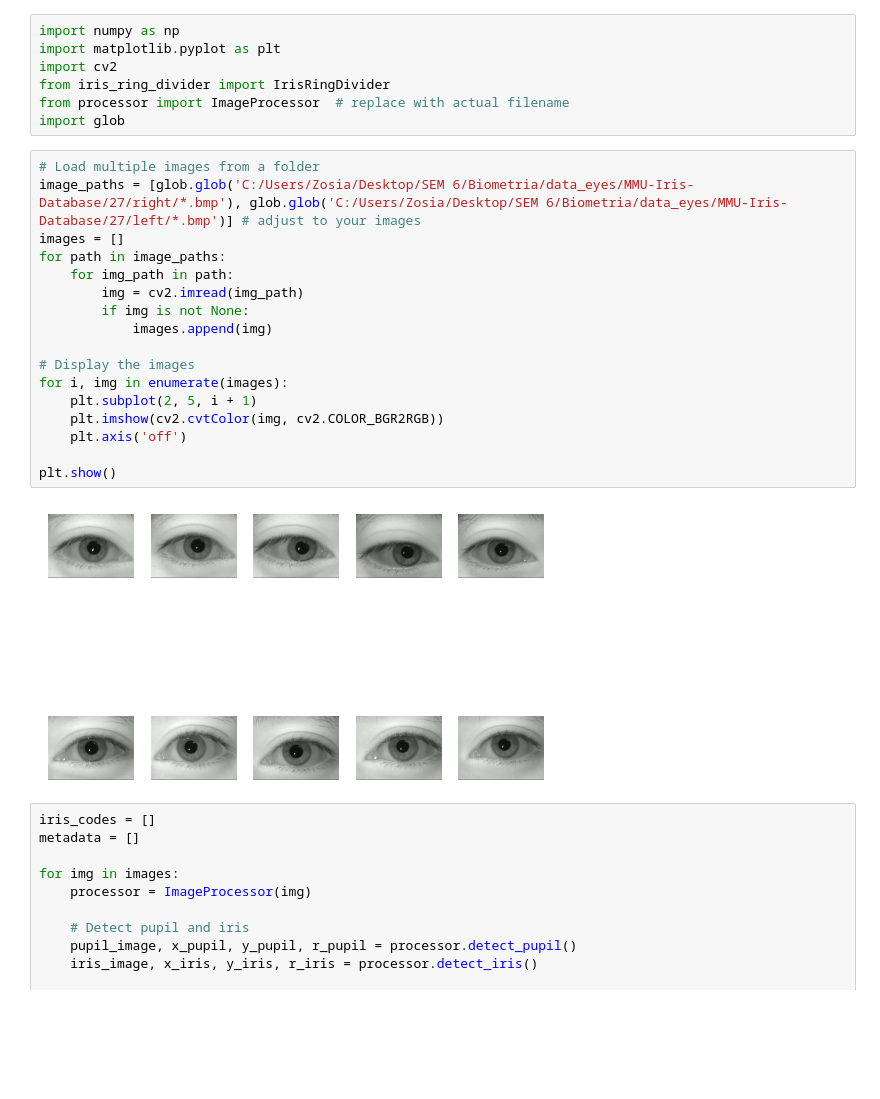
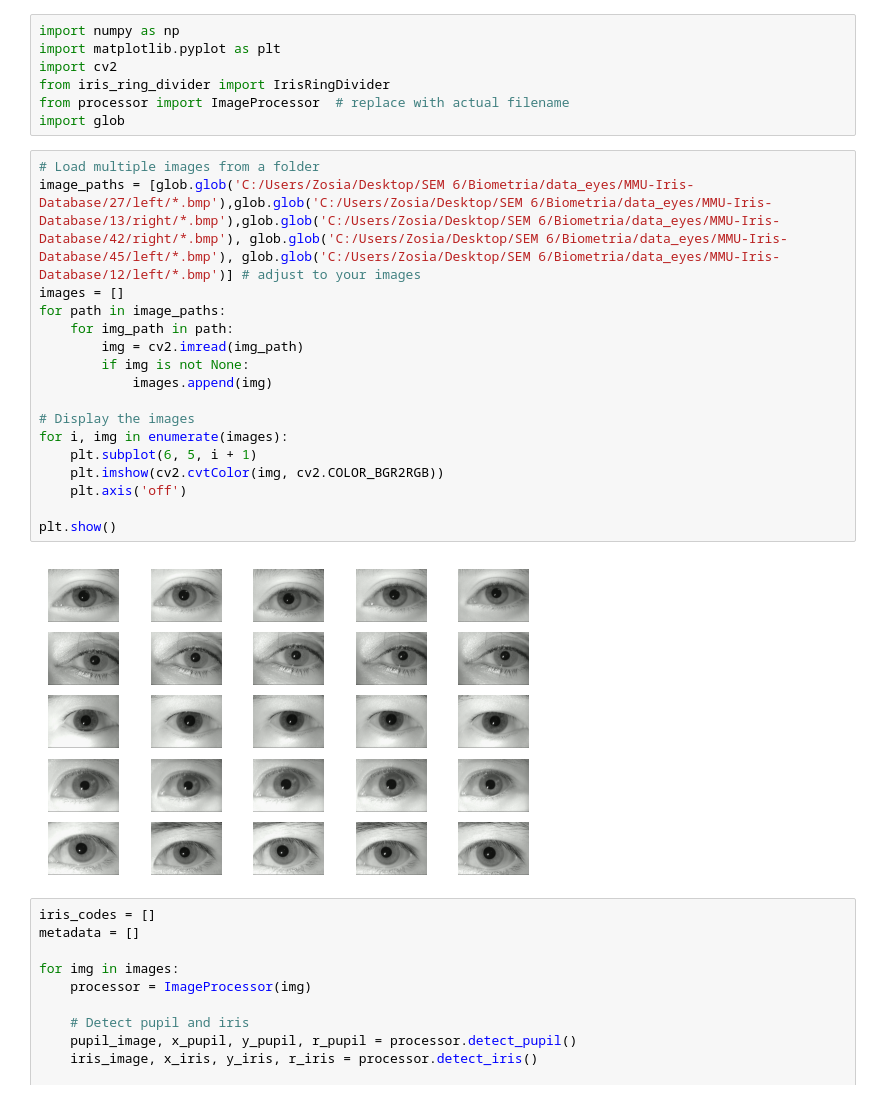
Before and after one commit to xxkaro/biometria-projekt2, a Jupyter notebook: code/code_comparison.ipynb, the cells around one changed output. Drawn from its saved outputs; the diff is of its cells as text; blank space fills up the shorter version.

```diff
--- a/code/code_comparison.ipynb
+++ b/code/code_comparison.ipynb
@@ -7,23 +7,23 @@ from processor import ImageProcessor  # replace with actual filename
 import glob
 # %%
 # Load multiple images from a folder
-image_paths = [glob.glob('C:/Users/Zosia/Desktop/SEM 6/Biometria/data_eyes/MMU-Iris-Database/27/right/*.bmp'), glob.glob('C:/Users/Zosia/Desktop/SEM 6/Biometria/data_eyes/MMU-Iris-Database/27/left/*.bmp')] # adjust to your images
+image_paths = [glob.glob('C:/Users/Zosia/Desktop/SEM 6/Biometria/data_eyes/MMU-Iris-Database/27/left/*.bmp'),glob.glob('C:/Users/Zosia/Desktop/SEM 6/Biometria/data_eyes/MMU-Iris-Database/13/right/*.bmp'),glob.glob('C:/Users/Zosia/Desktop/SEM 6/Biometria/data_eyes/MMU-Iris-Database/42/right/*.bmp'), glob.glob('C:/Users/Zosia/Desktop/SEM 6/Biometria/data_eyes/MMU-Iris-Database/45/left/*.bmp'), glob.glob('C:/Users/Zosia/Desktop/SEM 6/Biometria/data_eyes/MMU-Iris-Database/12/left/*.bmp')] # adjust to your images
 images = []
 for path in image_paths:
     for img_path in path:
         img = cv2.imread(img_path)
         if img is not None:
             images.append(img)
 
 # Display the images
 for i, img in enumerate(images):
-    plt.subplot(2, 5, i + 1)
+    plt.subplot(6, 5, i + 1)
     plt.imshow(cv2.cvtColor(img, cv2.COLOR_BGR2RGB))
     plt.axis('off')
 
 plt.show()
 # %% [output]
-[figure, old version]
+[figure, new version]
 # %%
 iris_codes = []
 metadata = []
```
Also changed, not shown: parts of 2 cells of this notebook, 3 other files.
